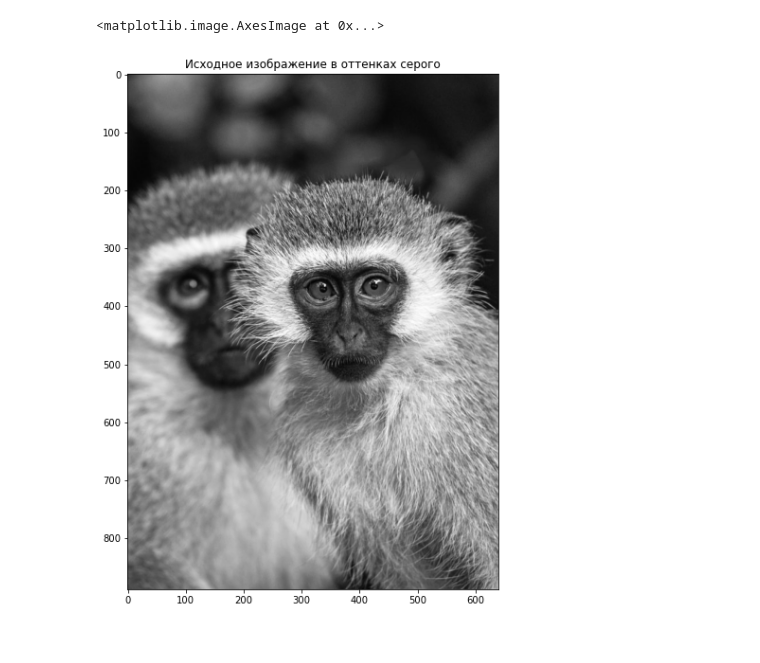
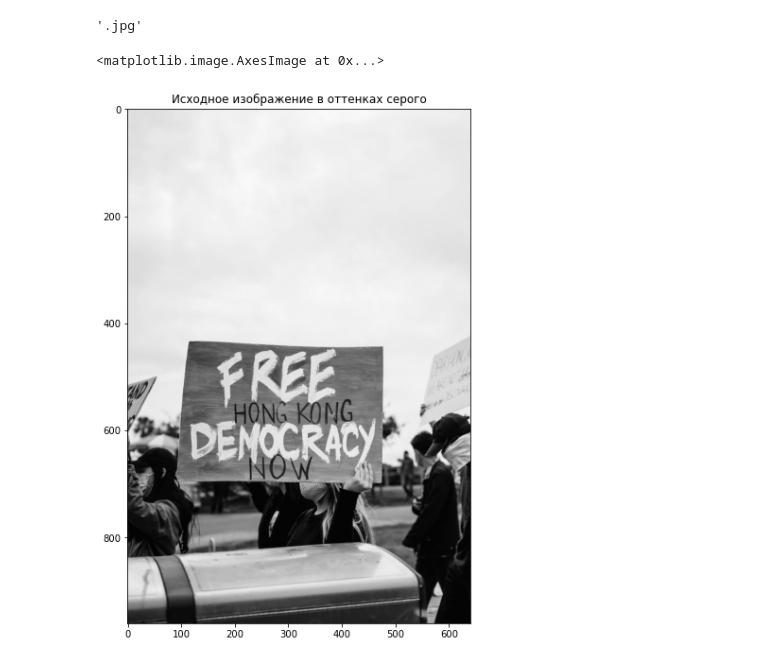
Before and after one commit to yaroslavtsepkov/image-analysis-processing, a Jupyter notebook: 04-diff-gradient-tsepkov-yaroslav.ipynb, the cells around one changed output. Cells and saved outputs as stored; diff of their text form; code cells hidden in the pictures.

```diff
--- a/04-diff-gradient-tsepkov-yaroslav.ipynb
+++ b/04-diff-gradient-tsepkov-yaroslav.ipynb
@@ -9,11 +8,17 @@ path_to_img = "img_in/david-clode-rTEt2xxdOvI-unsplash.jpg"
+# %%
+path, ext = os.path.splitext("img_in/jeremiah-amaya-z3wbTG64Gto-unsplash.jpg")
+# %%
+ext
+# %% [output]
+'.jpg'
 # %%
 plt.figure(figsize=(10,10))
-img = cv.imread(path_to_img, 0)
+img = cv.imread(path+ext, 0)
 plt.title("Исходное изображение в оттенках серого")
 plt.imshow(img, plt.cm.gray)
 # %% [output]
 <matplotlib.image.AxesImage at 0x...>
-[figure, old version]
+[figure, new version]
 # %%
 def hist(img:np.ndarray):
     plt.figure()
```
Also changed, not shown: parts of 18 cells of this notebook, 2 other files.
